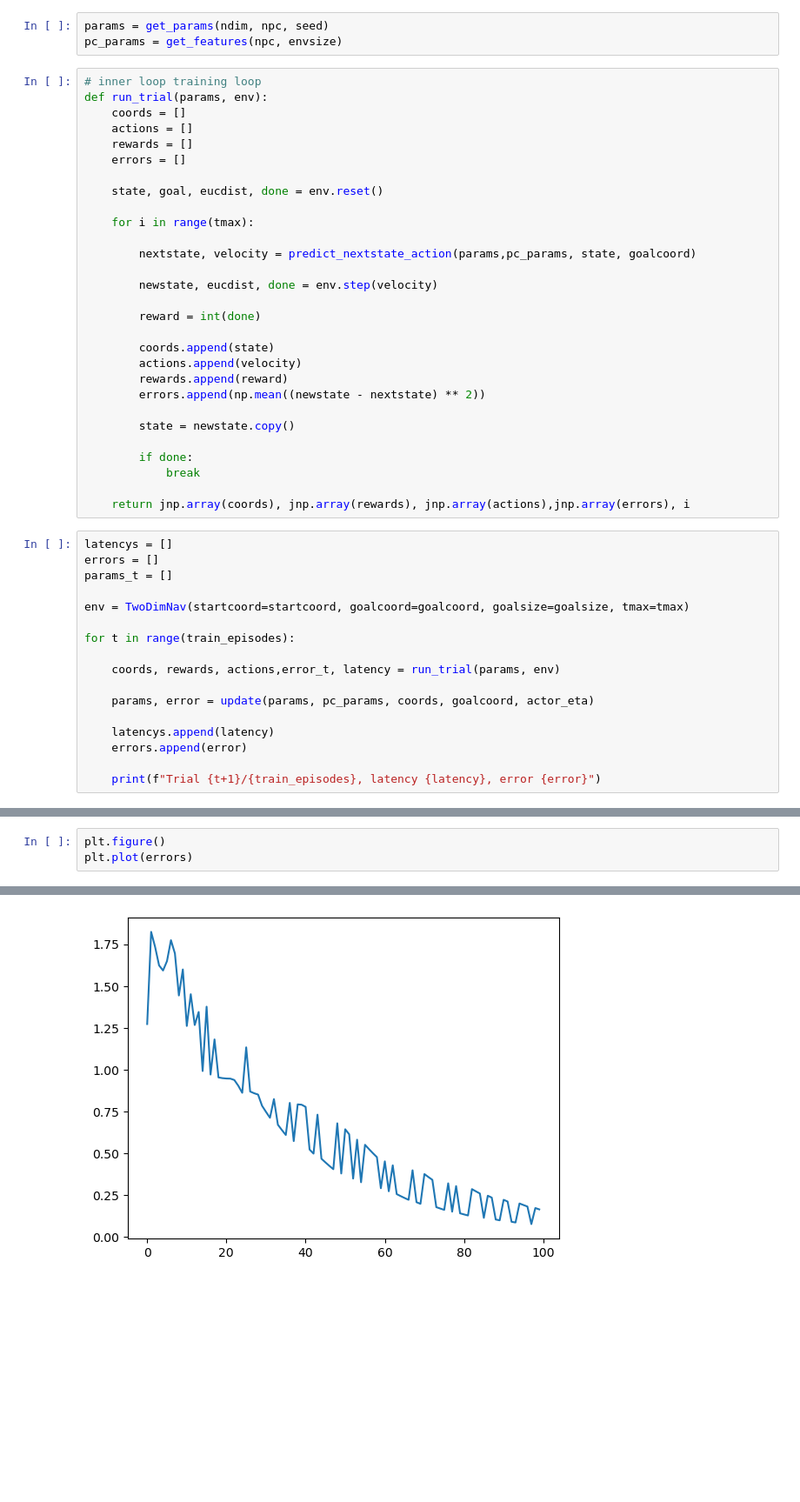
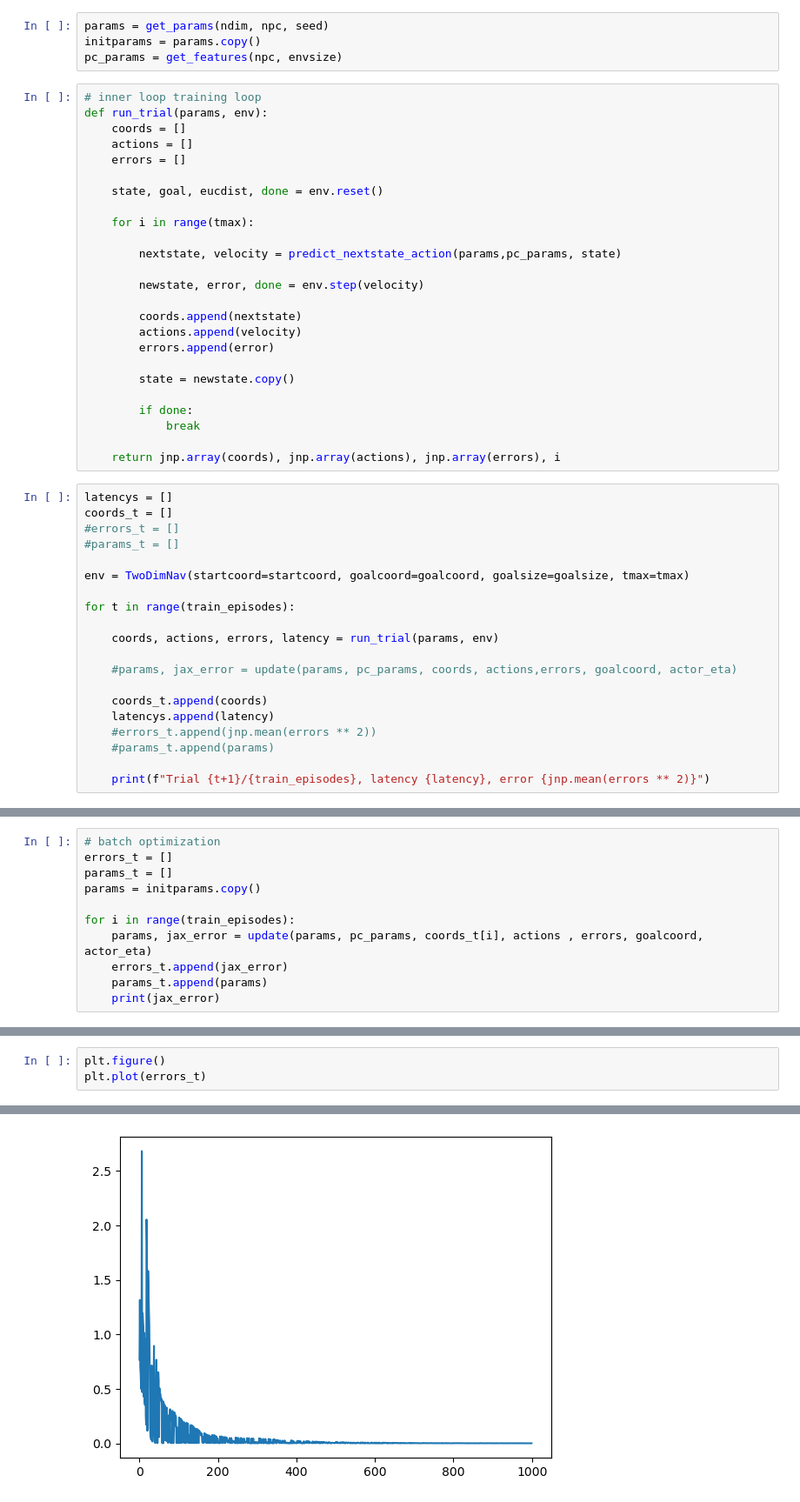
Before and after one commit to mgkumar138/ActorCritic_Dynamics, a Jupyter notebook: linear_rnn/2D_discrete_linear_rnn.ipynb, the cells around one changed output, grey strips where cells are left out. Shown: that part at 87% size. Drawn from its saved outputs; the diff is of its cells as text; blank space fills up the shorter version.

```diff
--- a/linear_rnn/2D_discrete_linear_rnn.ipynb
+++ b/linear_rnn/2D_discrete_linear_rnn.ipynb
@@ -81,50 +84,50 @@ def update(params, pc_params, coords,rloc, learning_rate):
 # %%
 params = get_params(ndim, npc, seed)
+initparams = params.copy()
 pc_params = get_features(npc, envsize)
 # %%
 # inner loop training loop
 def run_trial(params, env):
     coords = []
     actions = []
-    rewards = []
     errors = []
 
     state, goal, eucdist, done = env.reset()
 
     for i in range(tmax):
 
-        nextstate, velocity = predict_nextstate_action(params,pc_params, state, goalcoord)
+        nextstate, velocity = predict_nextstate_action(params,pc_params, state)
 
-        newstate, eucdist, done = env.step(velocity)
+        newstate, error, done = env.step(velocity)
 
-        reward = int(done)
-
-        coords.append(state)
+        coords.append(nextstate)
         actions.append(velocity)
-        rewards.append(reward)
-        errors.append(np.mean((newstate - nextstate) ** 2))
+        errors.append(error)
 
         state = newstate.copy()
 
         if done:
             break
 
-    return jnp.array(coords), jnp.array(rewards), jnp.array(actions),jnp.array(errors), i
+    return jnp.array(coords), jnp.array(actions), jnp.array(errors), i
 # %%
 latencys = []
-errors = []
-params_t = []
+coords_t = []
+#errors_t = []
+#params_t = []
 
 env = TwoDimNav(startcoord=startcoord, goalcoord=goalcoord, goalsize=goalsize, tmax=tmax)
 
 for t in range(train_episodes):
 
-    coords, rewards, actions,error_t, latency = run_trial(params, env)
+    coords, actions, errors, latency = run_trial(params, env)
 
-    params, error = update(params, pc_params, coords, goalcoord, actor_eta)
+    #params, jax_error = update(params, pc_params, coords, actions,errors, goalcoord, actor_eta)
 
+    coords_t.append(coords)
     latencys.append(latency)
-    errors.append(error)
+    #errors_t.append(jnp.mean(errors ** 2))
+    #params_t.append(params)
 
-    print(f"Trial {t+1}/{train_episodes}, latency {latency}, error {error}")
+    print(f"Trial {t+1}/{train_episodes}, latency {latency}, error {jnp.mean(errors ** 2)}")
 # %% [output]
@@ -147,0 +151,11 @@ Trial 100/100, latency 299, error 0.1638995110988617
+# %%
+# batch optimization
+errors_t = []
+params_t = []
+params = initparams.copy()
+
+for i in range(train_episodes):
+    params, jax_error = update(params, pc_params, coords_t[i], actions , errors, goalcoord, actor_eta)
+    errors_t.append(jax_error)
+    params_t.append(params)
+    print(jax_error)
@@ -152,7 +184,7 @@ env.plot_trajectory()
 # %%
 plt.figure()
-plt.plot(errors)
+plt.plot(errors_t)
 # %% [output]
 [<matplotlib.lines.Line2D at 0x...>]
-[figure, old version]
+[figure, new version]
 # %%
```
Also changed, not shown: parts of 10 cells of this notebook, 1 other file.
